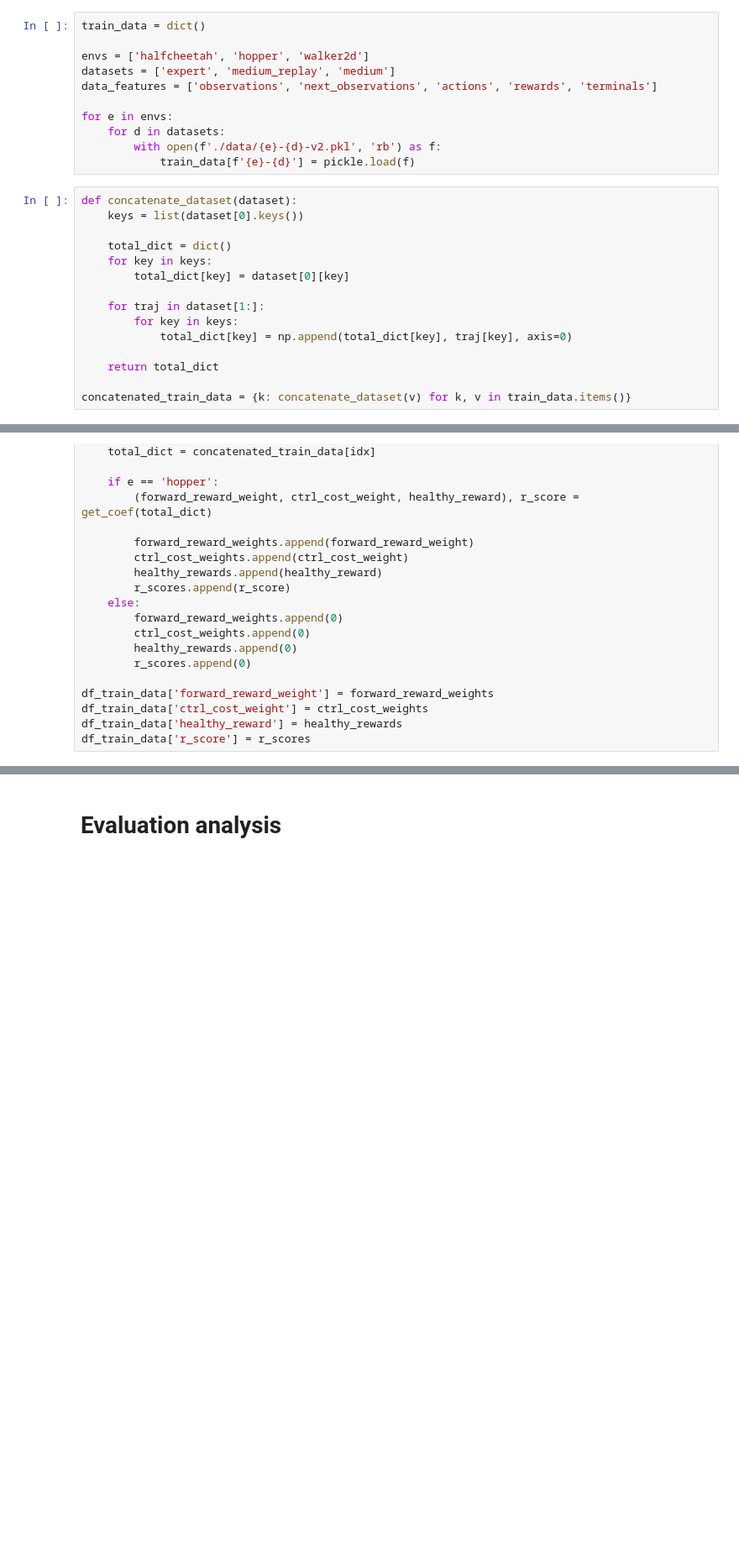
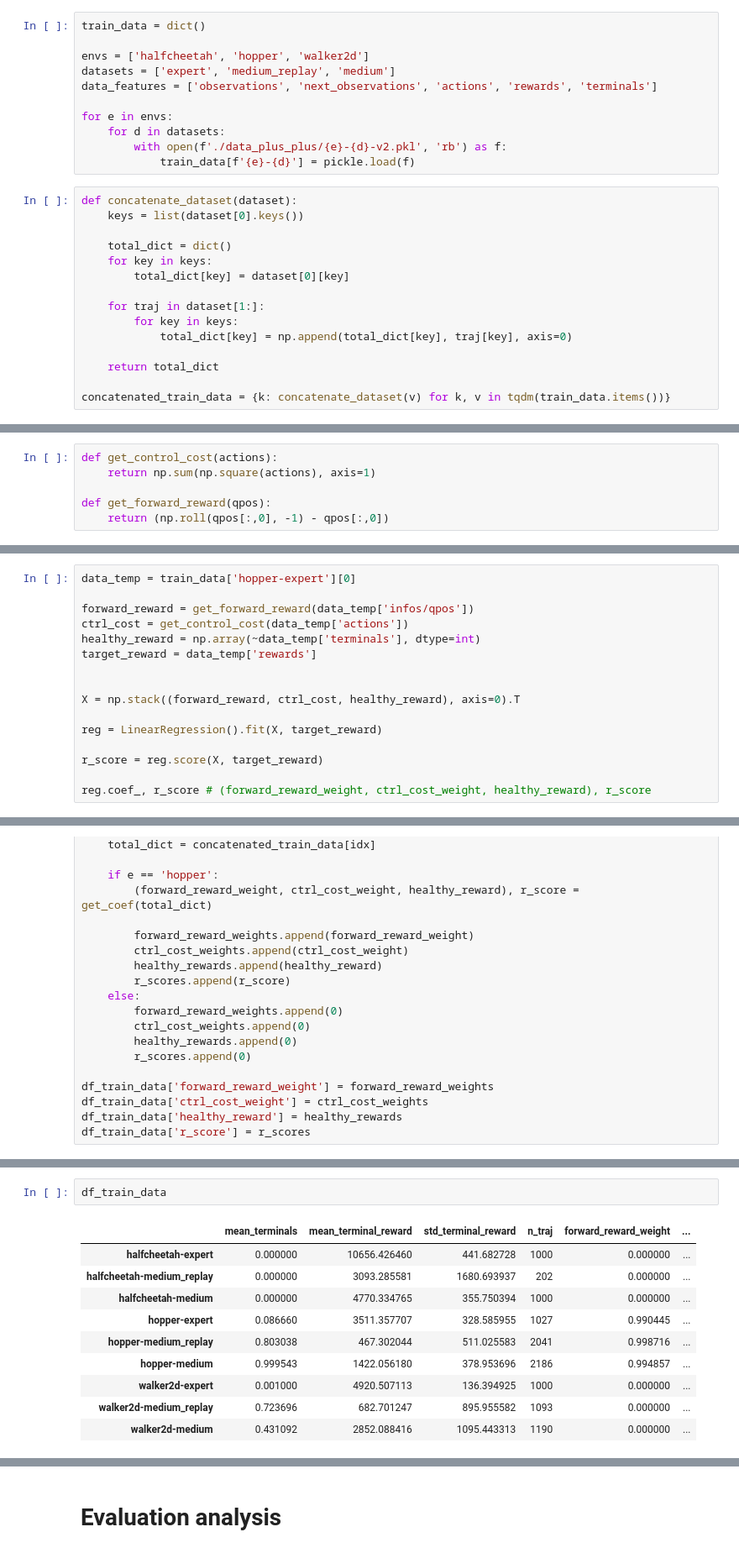
Before and after one commit to TheGoldenChicken/decision_transformer, a Jupyter notebook: gym/data_analysis.ipynb, the cells around one changed output, grey strips where cells are left out. Shown: that part at 84% size. Cells and saved outputs as stored; diff of their text form; blank space fills up the shorter version.

Commit message:
Started a data analysis

```diff
--- a/gym/data_analysis.ipynb
+++ b/gym/data_analysis.ipynb
@@ -15,7 +16,7 @@ data_features = ['observations', 'next_observations', 'actions', 'rewards', 'ter
 
 for e in envs:
     for d in datasets:
-        with open(f'./data/{e}-{d}-v2.pkl', 'rb') as f:
+        with open(f'./data_plus_plus/{e}-{d}-v2.pkl', 'rb') as f:
             train_data[f'{e}-{d}'] = pickle.load(f)
 # %%
 def concatenate_dataset(dataset):
@@ -31,7 +32,7 @@ def concatenate_dataset(dataset):
 
     return total_dict
 
-concatenated_train_data = {k: concatenate_dataset(v) for k, v in train_data.items()}
+concatenated_train_data = {k: concatenate_dataset(v) for k, v in tqdm(train_data.items())}
 # %%
 from sklearn.linear_model import LinearRegression
 
@@ -71,3 +72,9 @@ df_train_data
 | walker2d-expert | 0.001000 | 4920.507113 | 136.394925 | 1000 |
 | walker2d-medium_replay | 0.723696 | 682.701247 | 895.955582 | 1093 |
 | walker2d-medium | 0.431092 | 2852.088416 | 1095.443313 | 1190 |
+# %%
+def get_control_cost(actions):
+    return np.sum(np.square(actions), axis=1)
+
+def get_forward_reward(qpos):
+    return (np.roll(qpos[:,0], -1) - qpos[:,0])
@@ -73,0 +85,16 @@ df_train_data
+# %%
+data_temp = train_data['hopper-expert'][0]
+
+forward_reward = get_forward_reward(data_temp['infos/qpos'])
+ctrl_cost = get_control_cost(data_temp['actions'])
+healthy_reward = np.array(~data_temp['terminals'], dtype=int)
+target_reward = data_temp['rewards']
+
+
+X = np.stack((forward_reward, ctrl_cost, healthy_reward), axis=0).T
+
+reg = LinearRegression().fit(X, target_reward)
+
+r_score = reg.score(X, target_reward)
+
+reg.coef_, r_score # (forward_reward_weight, ctrl_cost_weight, healthy_reward), r_score
@@ -99,0 +131,13 @@ print(df_train_data)
+# %%
+df_train_data
+# %% [output]
+|  | mean_terminals | mean_terminal_reward | std_terminal_reward | n_traj | forward_reward_weight | ... |
+| halfcheetah-expert | 0.000000 | 10656.426460 | 441.682728 | 1000 | 0.000000 | ... |
+| halfcheetah-medium_replay | 0.000000 | 3093.285581 | 1680.693937 | 202 | 0.000000 | ... |
+| halfcheetah-medium | 0.000000 | 4770.334765 | 355.750394 | 1000 | 0.000000 | ... |
+| hopper-expert | 0.086660 | 3511.357707 | 328.585955 | 1027 | 0.990445 | ... |
+| hopper-medium_replay | 0.803038 | 467.302044 | 511.025583 | 2041 | 0.998716 | ... |
+| hopper-medium | 0.999543 | 1422.056180 | 378.953696 | 2186 | 0.994857 | ... |
+| walker2d-expert | 0.001000 | 4920.507113 | 136.394925 | 1000 | 0.000000 | ... |
+| walker2d-medium_replay | 0.723696 | 682.701247 | 895.955582 | 1093 | 0.000000 | ... |
+| walker2d-medium | 0.431092 | 2852.088416 | 1095.443313 | 1190 | 0.000000 | ... |
```
Also changed, not shown: parts of 8 cells of this notebook, 7 other files.
